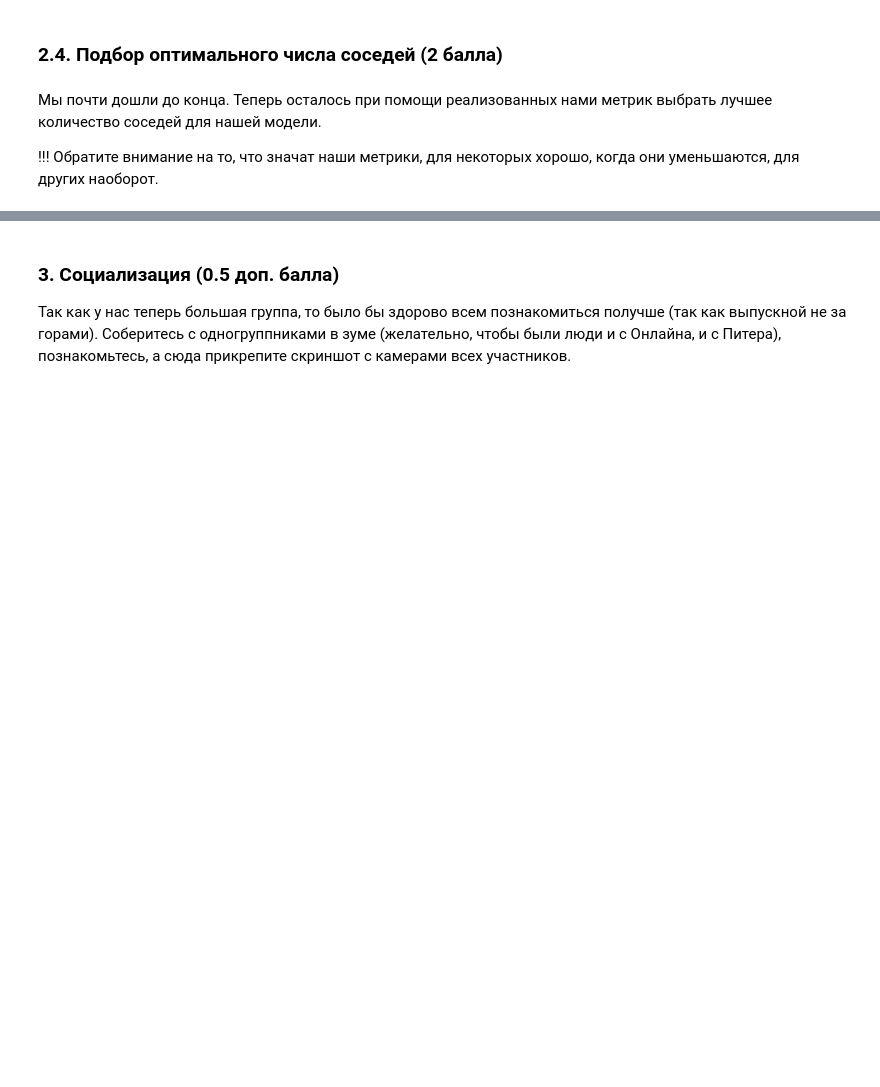
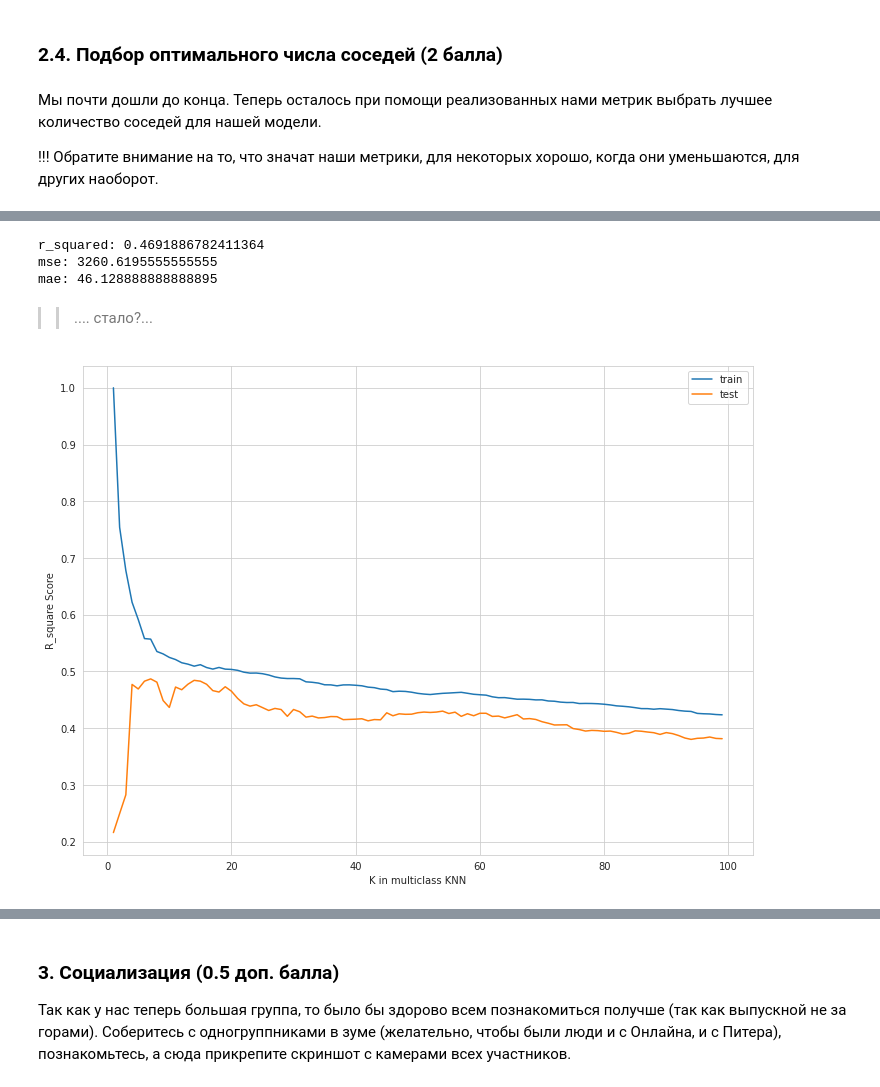
Before and after one commit to Freddsle/BI_ML_2021, a Jupyter notebook: l01_knn/code/KNN.ipynb, the cells around one changed output, grey strips where cells are left out. Saved outputs shown, nothing was run; the diff lists cells and outputs as text; code cells hidden in the pictures; blank space fills up the shorter version.

Commit message:
add pipe

```diff
--- a/l01_knn/code/KNN.ipynb
+++ b/l01_knn/code/KNN.ipynb
@@ -524,2 +526,7 @@ Size of y_test:  (45,)
 # %%
 from sklearn.pipeline import Pipeline
+# %%
+pipe = Pipeline([('scaler', StandardScaler()), ('KNeighborsRegressor', KNeighborsRegressor(n_neighbors=15))])
+# %%
+pipe.fit(train_X, train_y)
+pipe_predictions = pipe.predict(test_X)
@@ -664,0 +684,4 @@ mae: 39.51185185185185
+# %%
+scaler = StandardScaler()
+X_train_scaled = scaler.fit_transform(train_X)
+X_test_scaled = scaler.transform(test_X)
@@ -664,0 +693,25 @@ mae: 39.51185185185185
+# %%
+print(f'r_squared: {r_squared(predictions_30_scaled, test_y)}')
+print(f'mse: {mse(predictions_30_scaled, test_y)}')
+print(f'mae: {mae(predictions_30_scaled, test_y)}')
+# %% [output]
+r_squared: 0.4691886782411364
+mse: 3260.6195555555555
+mae: 46.128888888888895
+# %% [markdown]
+>> .... стало?...
+# %%
+r2_test_sc, r2_train_sc, mse_test_sc, mse_train_sc, mae_test_sc, mae_train_sc = choose_best_k(X_train_scaled,
+                                                                                              train_y,
+                                                                                              X_test_scaled,
+                                                                                              test_y,
+                                                                                              k_params)
+# %%
+# plot r_square
+plt.plot(k_params, r2_train_sc, label="train")
+plt.plot(k_params, r2_test_sc, label="test")
+plt.legend()
+plt.xlabel("K in multiclass KNN")
+plt.ylabel("R_square Score");
+# %% [output]
+[figure, added]
```
Also changed, not shown: parts of 88 cells of this notebook.
